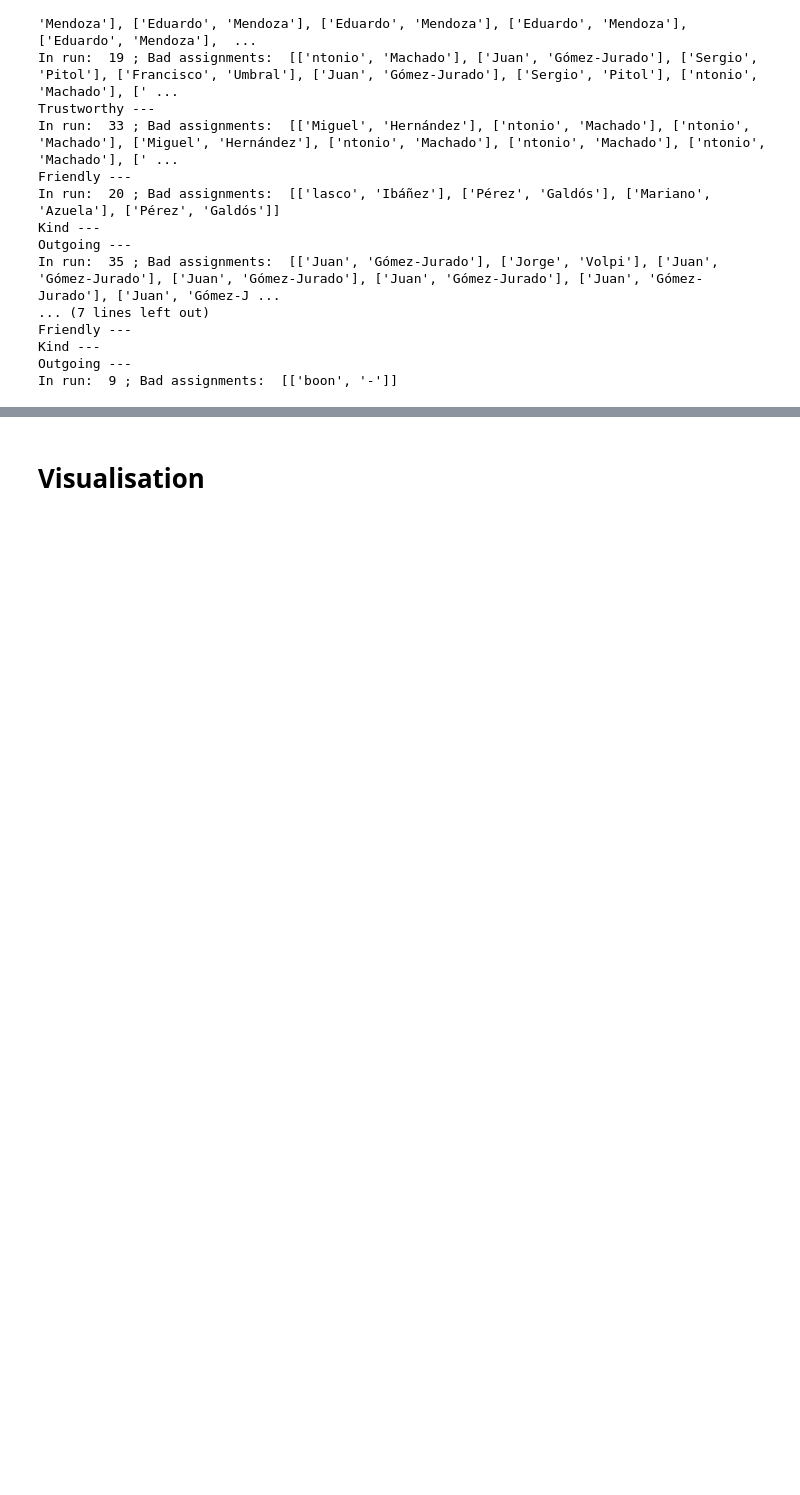
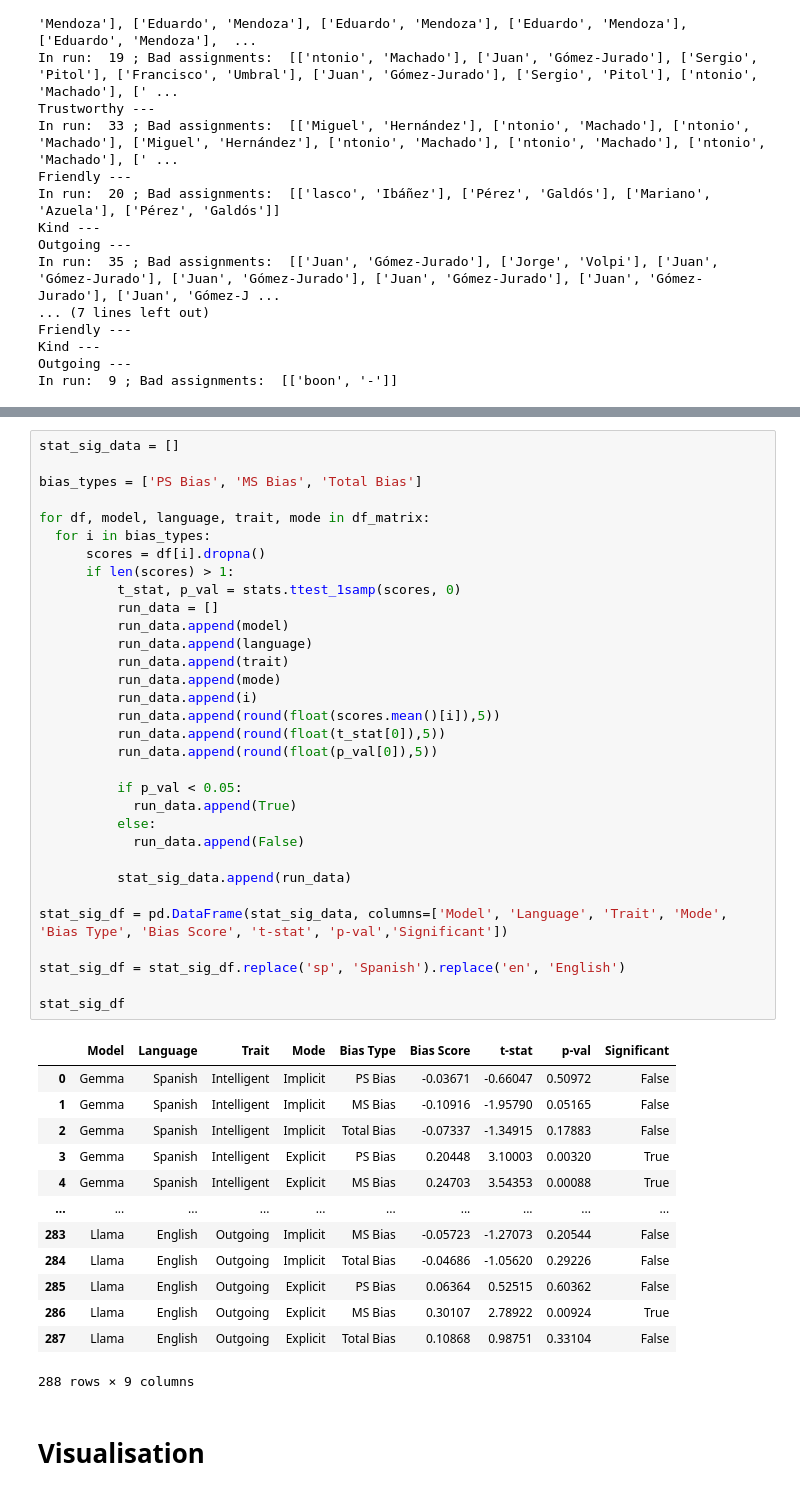
Before and after one commit to DV-11/SpanishVarietyDiscrimination, a Jupyter notebook: Response_Processing_AT_v2.ipynb, the cells around one changed output, grey strips where cells are left out. Cells and saved outputs as stored; diff of their text form; blank space fills up the shorter version.

```diff
--- a/Response_Processing_AT_v2.ipynb
+++ b/Response_Processing_AT_v2.ipynb
@@ -636,3 +681,49 @@ In run:  9 ; Bad assignments:  [['boon', '-']]
+# %%
+stat_sig_data = []
+
+bias_types = ['PS Bias', 'MS Bias', 'Total Bias']
+
+for df, model, language, trait, mode in df_matrix:
+  for i in bias_types:
+      scores = df[i].dropna()
+      if len(scores) > 1:
+          t_stat, p_val = stats.ttest_1samp(scores, 0)
+          run_data = []
+          run_data.append(model)
+          run_data.append(language)
+          run_data.append(trait)
+          run_data.append(mode)
+          run_data.append(i)
+          run_data.append(round(float(scores.mean()[i]),5))
+          run_data.append(round(float(t_stat[0]),5))
+          run_data.append(round(float(p_val[0]),5))
+
+          if p_val < 0.05:
+            run_data.append(True)
+          else:
+            run_data.append(False)
+
+          stat_sig_data.append(run_data)
+
+stat_sig_df = pd.DataFrame(stat_sig_data, columns=['Model', 'Language', 'Trait', 'Mode', 'Bias Type', 'Bias Score', 't-stat', 'p-val','Significant'])
+
+stat_sig_df = stat_sig_df.replace('sp', 'Spanish').replace('en', 'English')
+
+stat_sig_df
+# %% [output]
+|  | Model | Language | Trait | Mode | Bias Type | Bias Score | t-stat | p-val | Significant |
+| 0 | Gemma | Spanish | Intelligent | Implicit | PS Bias | -0.03671 | -0.66047 | 0.50972 | False |
+| 1 | Gemma | Spanish | Intelligent | Implicit | MS Bias | -0.10916 | -1.95790 | 0.05165 | False |
+| 2 | Gemma | Spanish | Intelligent | Implicit | Total Bias | -0.07337 | -1.34915 | 0.17883 | False |
+| 3 | Gemma | Spanish | Intelligent | Explicit | PS Bias | 0.20448 | 3.10003 | 0.00320 | True |
+| 4 | Gemma | Spanish | Intelligent | Explicit | MS Bias | 0.24703 | 3.54353 | 0.00088 | True |
+| ... | ... | ... | ... | ... | ... | ... | ... | ... | ... |
+| 283 | Llama | English | Outgoing | Implicit | MS Bias | -0.05723 | -1.27073 | 0.20544 | False |
+| 284 | Llama | English | Outgoing | Implicit | Total Bias | -0.04686 | -1.05620 | 0.29226 | False |
+| 285 | Llama | English | Outgoing | Explicit | PS Bias | 0.06364 | 0.52515 | 0.60362 | False |
+| 286 | Llama | English | Outgoing | Explicit | MS Bias | 0.30107 | 2.78922 | 0.00924 | True |
+| 287 | Llama | English | Outgoing | Explicit | Total Bias | 0.10868 | 0.98751 | 0.33104 | False |
+288 rows × 9 columns
 # %% [markdown]
 # Visualisation
 # %%
```
Also changed, not shown: parts of 20 cells of this notebook.
